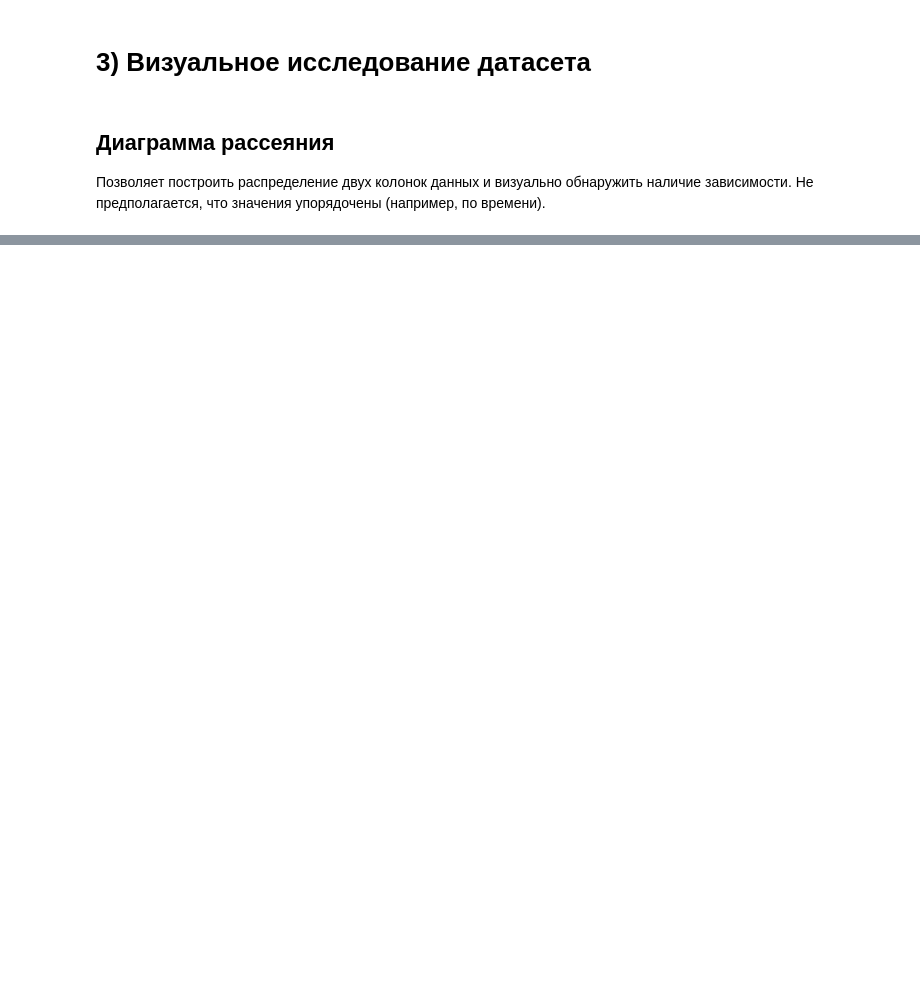
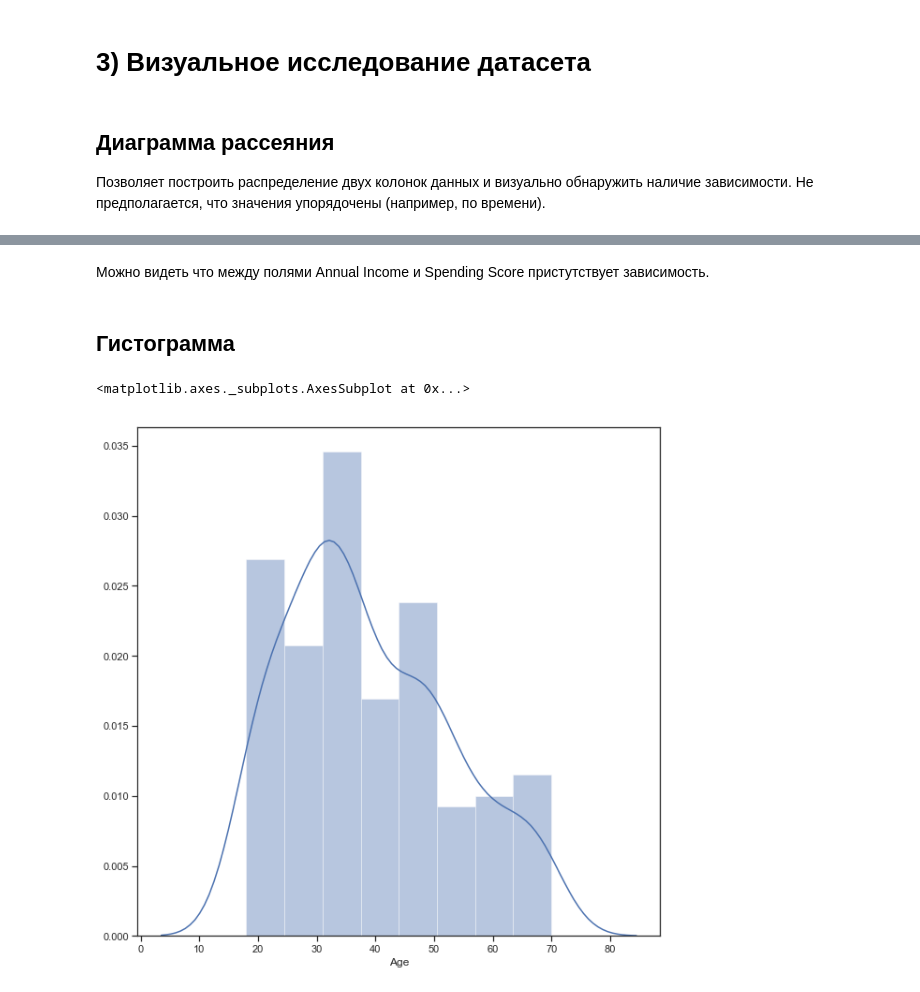
Before and after one commit to SemenovaEkaterina/mmo, a Jupyter notebook: lab1.ipynb, the cells around one changed output, grey strips where cells are left out. Cells and saved outputs as stored; diff of their text form; code cells hidden in the pictures; blank space fills up the shorter version.

```diff
--- a/lab1.ipynb
+++ b/lab1.ipynb
@@ -59,0 +92,10 @@ sns.scatterplot(ax=ax, x='YEAR', y='MONTH', data=data)
+# %% [markdown]
+Можно видеть что между полями Annual Income и Spending Score пристутствует зависимость.
+# %% [markdown]
+## Гистограмма
+# %%
+fig, ax = plt.subplots(figsize=(10,10))
+sns.distplot(data['Age'])
+# %% [output]
+<matplotlib.axes._subplots.AxesSubplot at 0x...>
+[figure, added]
```
Also changed, not shown: parts of 28 cells of this notebook, 2 other files.
